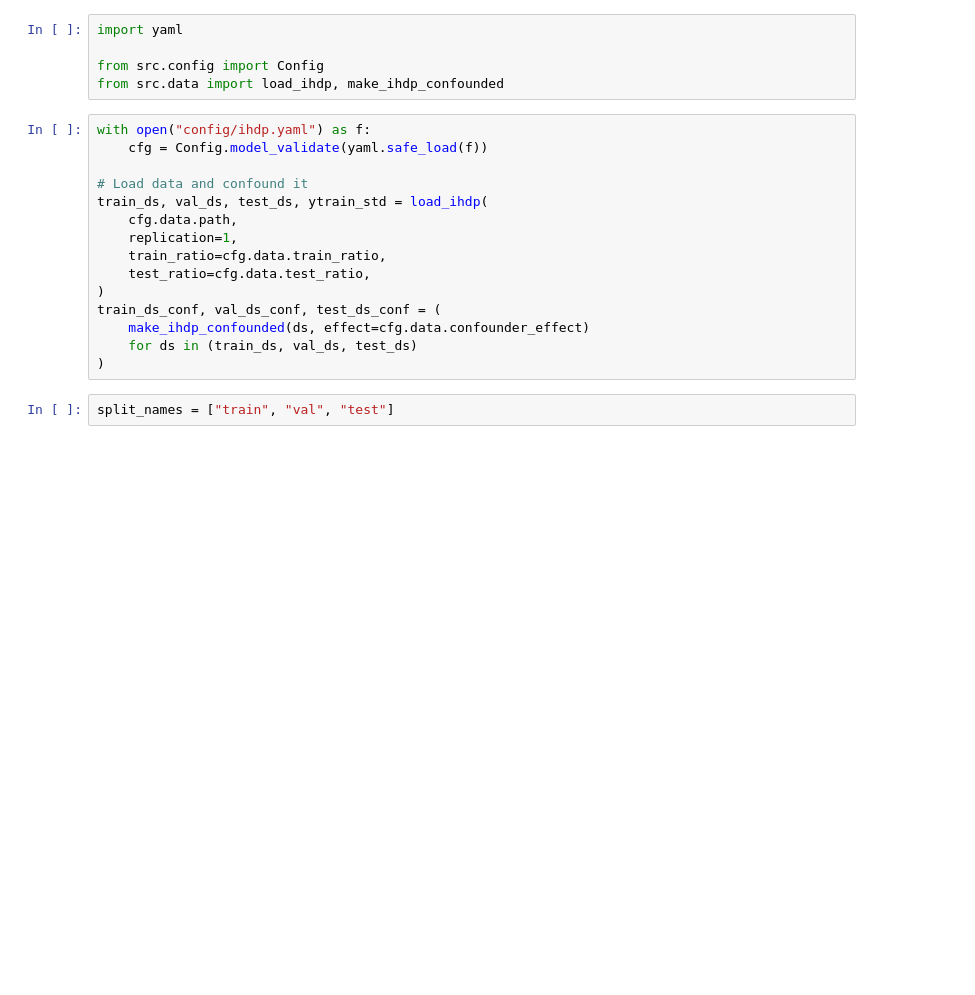
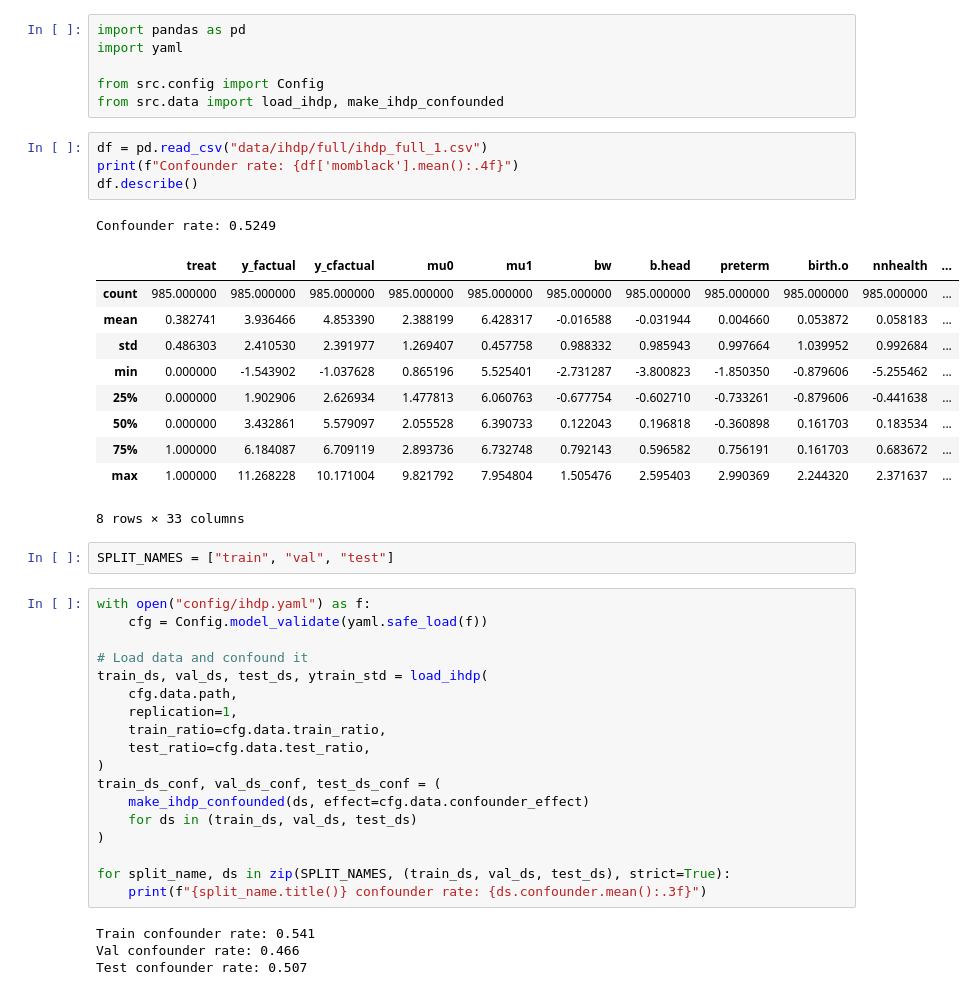
Before and after one commit to case547/diffusion-irregular-ehr, a Jupyter notebook: treatment_rate.ipynb, the cells around one changed output. Drawn from its saved outputs; the diff is of its cells as text; blank space fills up the shorter version.

```diff
--- a/treatment_rate.ipynb
+++ b/treatment_rate.ipynb
@@ -1,8 +1,27 @@
 # %%
+import pandas as pd
 import yaml
 
 from src.config import Config
 from src.data import load_ihdp, make_ihdp_confounded
+# %%
+df = pd.read_csv("data/ihdp/full/ihdp_full_1.csv")
+print(f"Confounder rate: {df['momblack'].mean():.4f}")
+df.describe()
+# %% [output]
+Confounder rate: 0.5249
+|  | treat | y_factual | y_cfactual | mu0 | mu1 | bw | b.head | preterm | birth.o | nnhealth | ... |
+| count | 985.000000 | 985.000000 | 985.000000 | 985.000000 | 985.000000 | 985.000000 | 985.000000 | 985.000000 | 985.000000 | 985.000000 | ... |
+| mean | 0.382741 | 3.936466 | 4.853390 | 2.388199 | 6.428317 | -0.016588 | -0.031944 | 0.004660 | 0.053872 | 0.058183 | ... |
+| std | 0.486303 | 2.410530 | 2.391977 | 1.269407 | 0.457758 | 0.988332 | 0.985943 | 0.997664 | 1.039952 | 0.992684 | ... |
+| min | 0.000000 | -1.543902 | -1.037628 | 0.865196 | 5.525401 | -2.731287 | -3.800823 | -1.850350 | -0.879606 | -5.255462 | ... |
+| 25% | 0.000000 | 1.902906 | 2.626934 | 1.477813 | 6.060763 | -0.677754 | -0.602710 | -0.733261 | -0.879606 | -0.441638 | ... |
+| 50% | 0.000000 | 3.432861 | 5.579097 | 2.055528 | 6.390733 | 0.122043 | 0.196818 | -0.360898 | 0.161703 | 0.183534 | ... |
+| 75% | 1.000000 | 6.184087 | 6.709119 | 2.893736 | 6.732748 | 0.792143 | 0.596582 | 0.756191 | 0.161703 | 0.683672 | ... |
+| max | 1.000000 | 11.268228 | 10.171004 | 9.821792 | 7.954804 | 1.505476 | 2.595403 | 2.990369 | 2.244320 | 2.371637 | ... |
+8 rows × 33 columns
+# %%
+SPLIT_NAMES = ["train", "val", "test"]
 # %%
 with open("config/ihdp.yaml") as f:
     cfg = Config.model_validate(yaml.safe_load(f))
@@ -18,7 +37,12 @@ train_ds_conf, val_ds_conf, test_ds_conf = (
     make_ihdp_confounded(ds, effect=cfg.data.confounder_effect)
     for ds in (train_ds, val_ds, test_ds)
 )
+
+for split_name, ds in zip(SPLIT_NAMES, (train_ds, val_ds, test_ds), strict=True):
+    print(f"{split_name.title()} confounder rate: {ds.confounder.mean():.3f}")
+# %% [output]
+Train confounder rate: 0.541
+Val confounder rate: 0.466
+Test confounder rate: 0.507
-# %%
-split_names = ["train", "val", "test"]
 # %%
 print("Unconfounded datasets")
```
Also changed, not shown: parts of 2 cells of this notebook, 7 other files.
